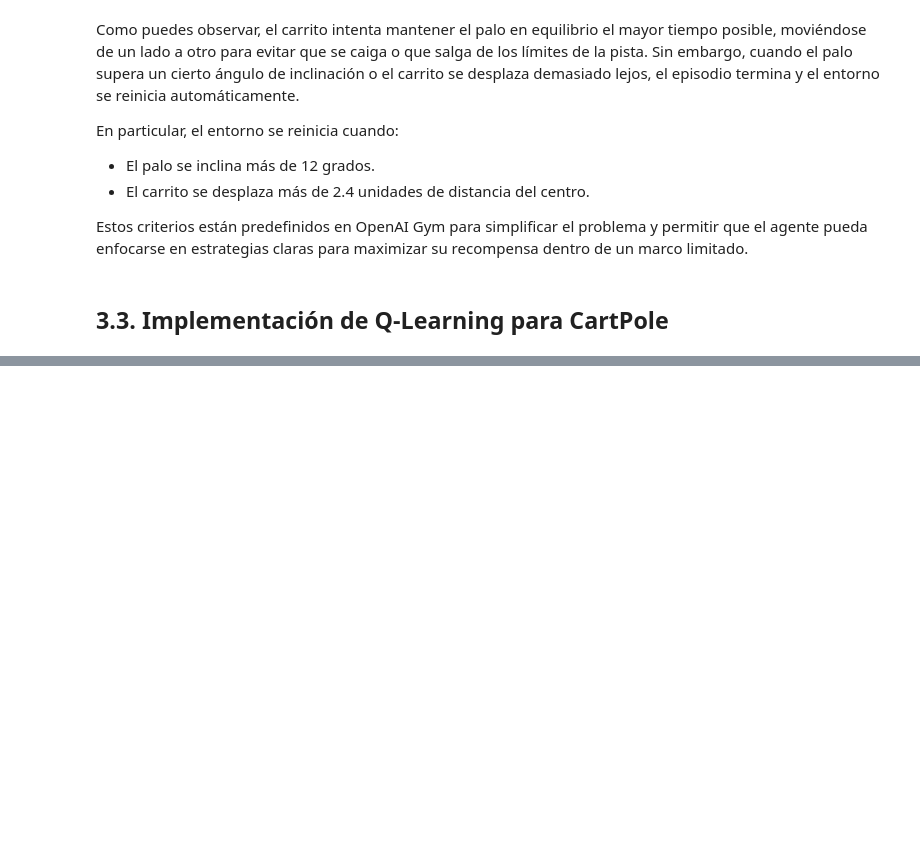
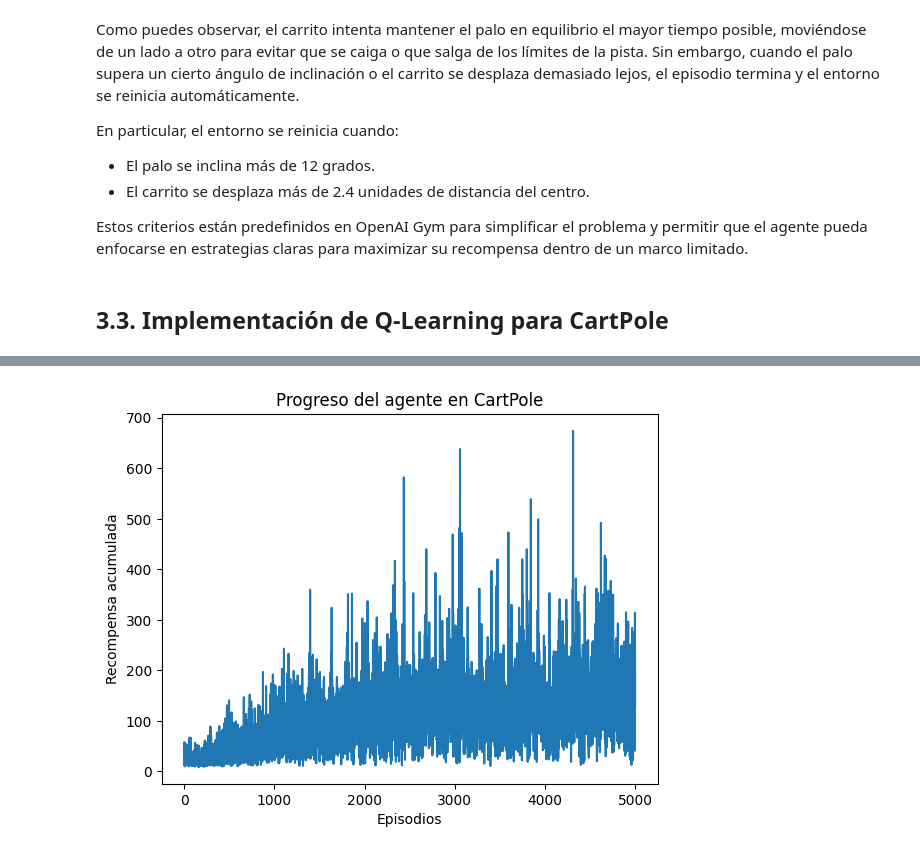
Before and after one commit to ManuelEspejo/Fundamentos-Machine-Learning, a Jupyter notebook: notebooks/03_Aprendizaje-Por-Refuerzo.ipynb, the cells around one changed output, grey strips where cells are left out. Saved outputs shown, nothing was run; the diff lists cells and outputs as text; code cells hidden in the pictures; blank space fills up the shorter version.

Commit message:
Update reinforcement learning notebook with Q-table initialization, training enhancements, and improved state discretization.

```diff
--- a/notebooks/03_Aprendizaje-Por-Refuerzo.ipynb
+++ b/notebooks/03_Aprendizaje-Por-Refuerzo.ipynb
@@ -619,0 +636,26 @@ Discretizar significa dividir el espacio continuo en categorías o bins manejabl
+# %%
+# Definir los límites del espacio de observación
+min_space = env.observation_space.low
+max_space = env.observation_space.high
+
+# Limitar valores extremos para estabilidad
+min_space[1] = -3.4  # Velocidad del carrito
+max_space[1] = 3.4
+min_space[3] = -3.4  # Velocidad angular del palo
+max_space[3] = 3.4
+
+# Dividir cada dimensión en bins
+bins = 20
+
+# Función para discretizar un estado continuo
+def discretize(state, bins):
+    """Convierte un estado continuo en uno discreto usando bins."""
+    # Usamos ranges en lugar de range para evitar conflicto con la función built-in
+    ranges = [np.linspace(min_space[i], max_space[i], bins) for i in range(len(state))]
+    return tuple(np.digitize(state[i], ranges[i]) - 1 for i in range(len(state)))
+
+# Probar la discretización
+state_continuous = env.reset()[0]
+state_discrete = discretize(state_continuous, bins)
+print("Estado continuo:", state_continuous)
+print("Estado discreto:", state_discrete)
@@ -619,0 +671,7 @@ Discretizar significa dividir el espacio continuo en categorías o bins manejabl
+# %%
+# Dimensiones de la tabla Q
+dimensions = (bins,) * len(min_space) + (env.action_space.n,)
+
+# Crear la tabla Q llena de ceros
+q_table = np.zeros(dimensions)
+print("Dimensiones de la tabla Q:", q_table.shape)
@@ -619,0 +783,8 @@ Discretizar significa dividir el espacio continuo en categorías o bins manejabl
+# %%
+plt.plot(rewards)
+plt.xlabel("Episodios")
+plt.ylabel("Recompensa acumulada")
+plt.title("Progreso del agente en CartPole")
+plt.show()
+# %% [output]
+[figure, added]
```
Also changed, not shown: parts of 14 cells of this notebook.
